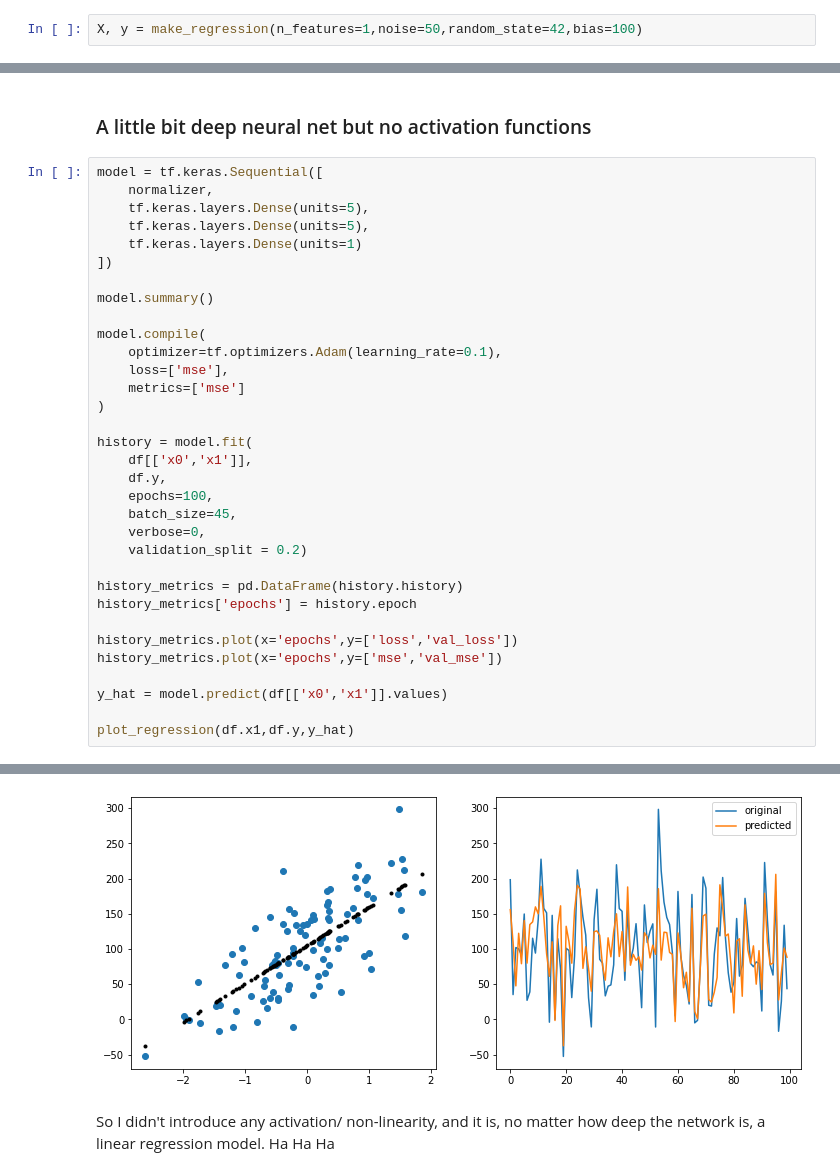
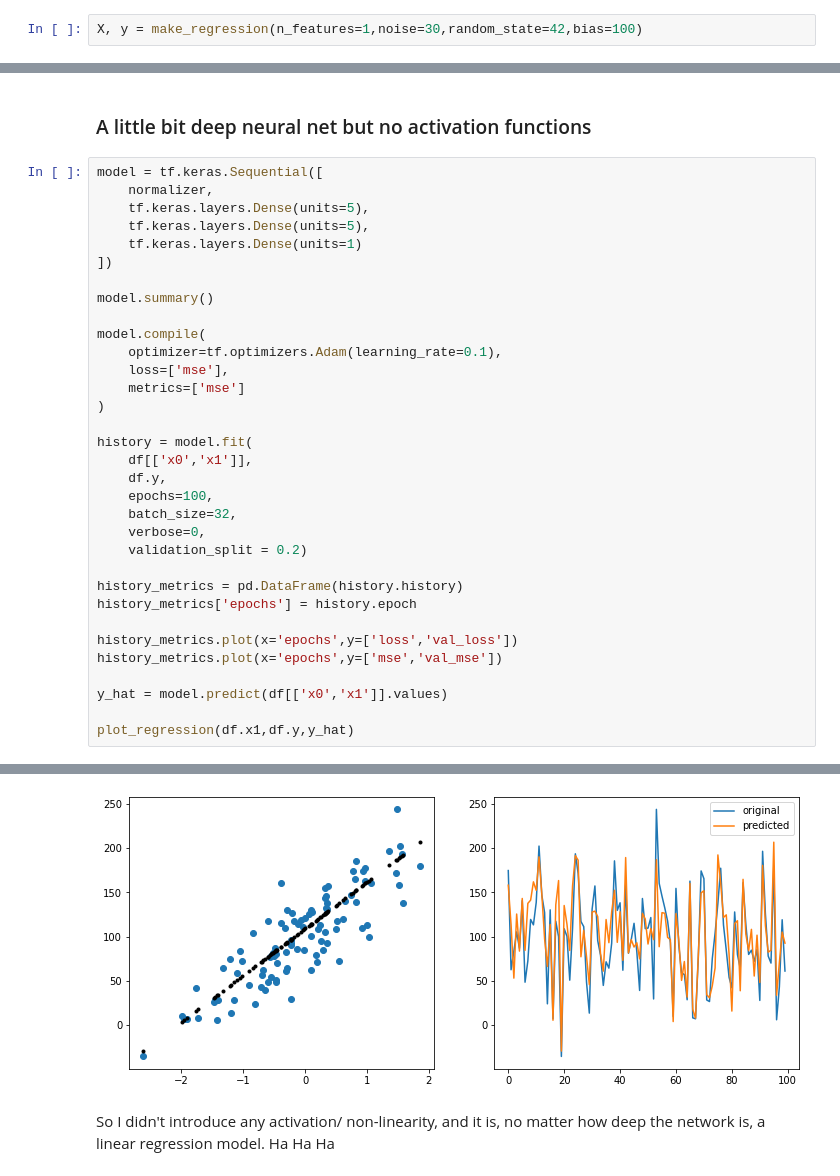
Before and after one commit to NishantBaheti/DeepLearningGuideBook, a Jupyter notebook: notebooks/regression_understanding.ipynb, the cells around one changed output, grey strips where cells are left out. Drawn from its saved outputs; the diff is of its cells as text.

```diff
--- a/notebooks/regression_understanding.ipynb
+++ b/notebooks/regression_understanding.ipynb
@@ -8,7 +8,7 @@ from sklearn.datasets import make_regression
 import seaborn as sns
 from mpl_toolkits import mplot3d
 # %%
-X, y = make_regression(n_features=1,noise=50,random_state=42,bias=100)
+X, y = make_regression(n_features=1,noise=30,random_state=42,bias=100)
 # %%
 df = pd.DataFrame(np.hstack((X,y.reshape(-1,1))),columns=['x1','y'])
 # %%
@@ -185,7 +172,7 @@ history = model.fit(
     df[['x0','x1']],
     df.y,
     epochs=100,
-    batch_size=45,
+    batch_size=32,
     verbose=0,
     validation_split = 0.2)
 
@@ -222,4 +209,4 @@ _________________________________________________________________
-[figure, old version]
+[figure, new version]
 # %% [markdown]
 So I didn't introduce any activation/ non-linearity, and it is, no matter how deep the network is, a linear regression model.
 Ha Ha Ha
```
Also changed, not shown: parts of 24 cells of this notebook, 1 other file.
